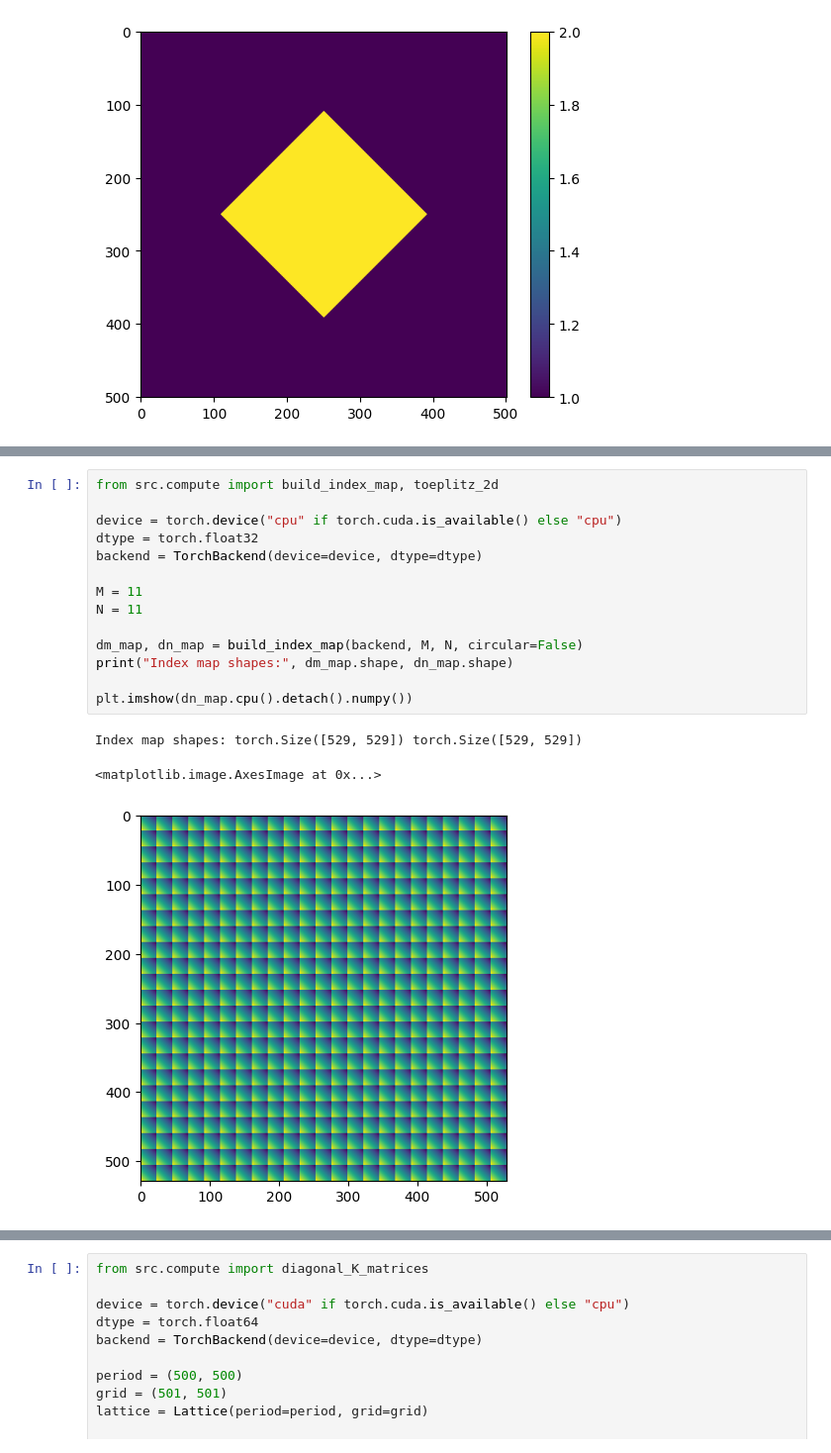
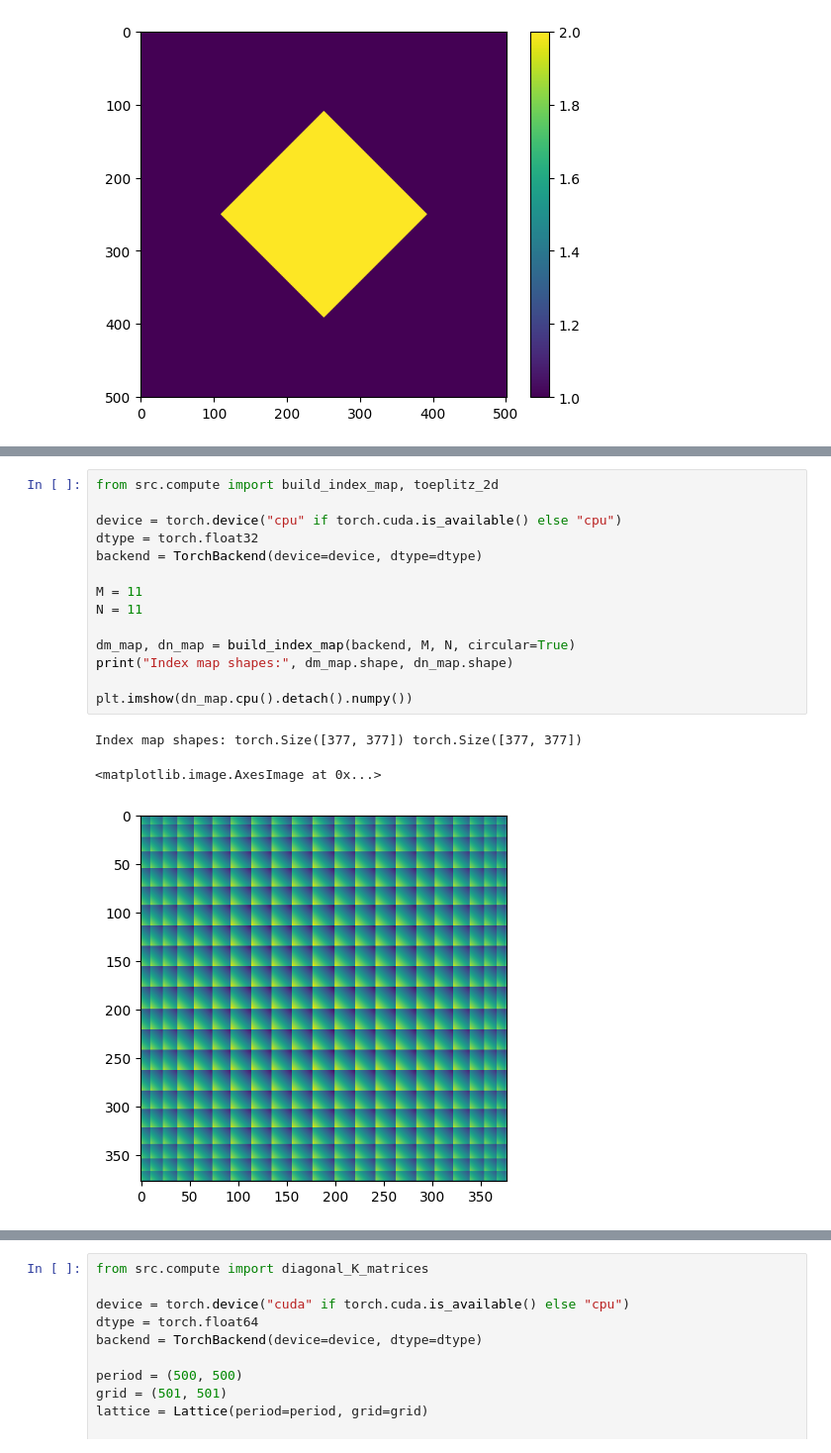
Before and after one commit to RodionovSA/metarcwa, a Jupyter notebook: test.ipynb, the cells around one changed output, grey strips where cells are left out. Shown: that part at 99% size. Cells and saved outputs as stored; diff of their text form.

```diff
--- a/test.ipynb
+++ b/test.ipynb
@@ -393,21 +395,21 @@ eps[0, M, N] = 1.0  # center = DC term
 # %%
 from src.compute import build_index_map, toeplitz_2d
 
 device = torch.device("cpu" if torch.cuda.is_available() else "cpu")
 dtype = torch.float32
 backend = TorchBackend(device=device, dtype=dtype)
 
 M = 11
 N = 11
 
-dm_map, dn_map = build_index_map(backend, M, N, circular=False)
+dm_map, dn_map = build_index_map(backend, M, N, circular=True)
 print("Index map shapes:", dm_map.shape, dn_map.shape)
 
 plt.imshow(dn_map.cpu().detach().numpy())
 # %% [output]
-Index map shapes: torch.Size([529, 529]) torch.Size([529, 529])
+Index map shapes: torch.Size([377, 377]) torch.Size([377, 377])
 <matplotlib.image.AxesImage at 0x...>
-[figure, old version]
+[figure, new version]
 # %%
 epsilon_mn = layer.epsilon_mn(2*M, 2*N)[:,0,0,:]
 T = toeplitz_2d(backend, epsilon_mn, dm_map, dn_map)
```
Also changed, not shown: parts of 12 cells of this notebook, 8 other files.
